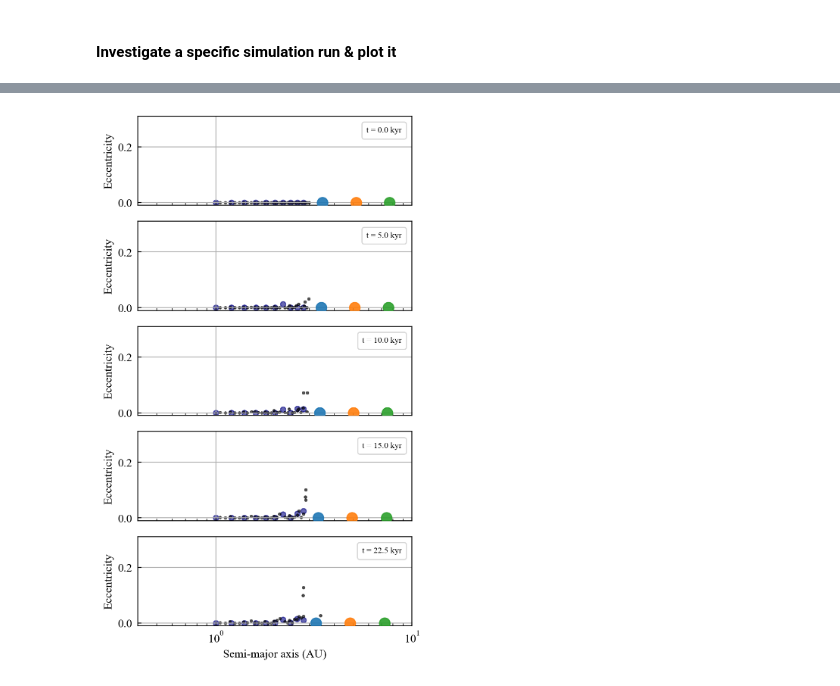
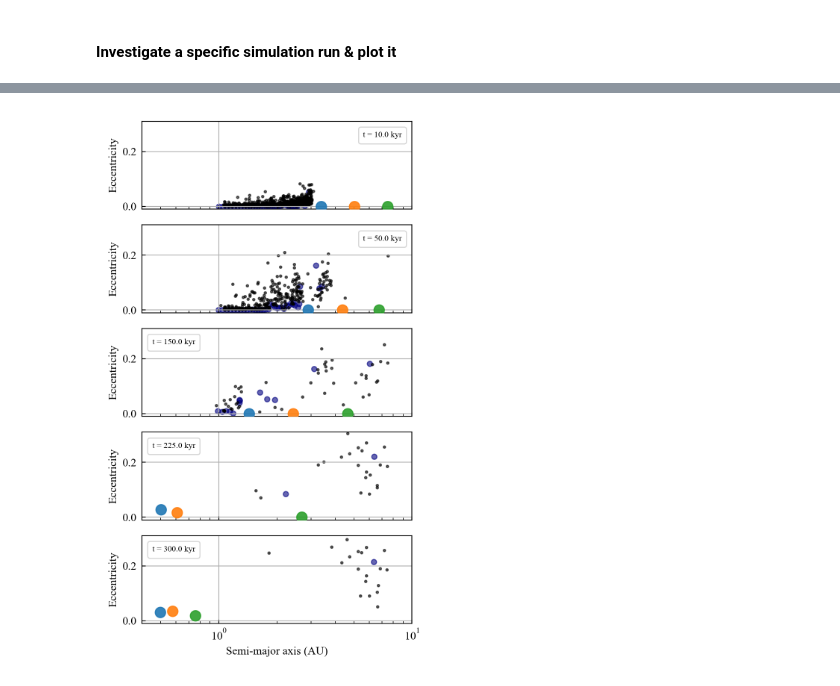
Before and after one commit to dchen10Git/uh-ifa-reu-2026, a Jupyter notebook: pilot.ipynb, the cells around one changed output, grey strips where cells are left out. Drawn from its saved outputs; the diff is of its cells as text; code cells hidden in the pictures.

```diff
--- a/pilot.ipynb
+++ b/pilot.ipynb
@@ -333,35 +350,35 @@ def plot_ae_snapshot(saved_sim, *snapshot_times):
             )
 
         # planetesimals
         for j in range(num_ptsml):
             name = rock_names[num_pl + num_em + j]
 
             ax.scatter(
                 sim_data[name]["a"][snapshot_idx],
                 sim_data[name]["e"][snapshot_idx],
                 s=5,
                 c='k',
                 alpha=0.6
             )
 
         if i == num_plots - 1:
             ax.set_xlabel("Semi-major axis (AU)")
         ax.set_ylabel("Eccentricity")
         ax.set_ylim(-0.01, 0.31)
         ax.set_xlim(0.4, 10)
         ax.set_xscale('log')
         ax.grid(True)
 
         t = times[snapshot_idx]
         ax.legend(title=f"t = {t/1000:.1f} kyr", title_fontsize=8, labelspacing=0)
 
     fig.subplots_adjust(hspace=0)
     plt.tight_layout()
     plt.show()
 
-plot_ae_snapshot(saved_sim, 0e3, 5e3, 10e3, 15e3, 22.5e3)
+plot_ae_snapshot(saved_sim, 10e3, 50e3, 150e3, 225e3, 300e3)
 # %% [output]
-[figure, old version]
+[figure, new version]
 # %%
 def plot_taus(sim_data, num_pl, num_em, num_ptsml, t_units='kyr'):
     '''
```
Also changed, not shown: parts of 3 cells of this notebook, 2 other files.
